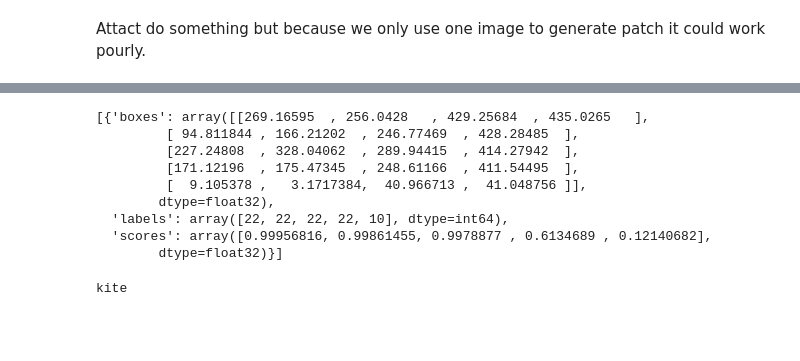
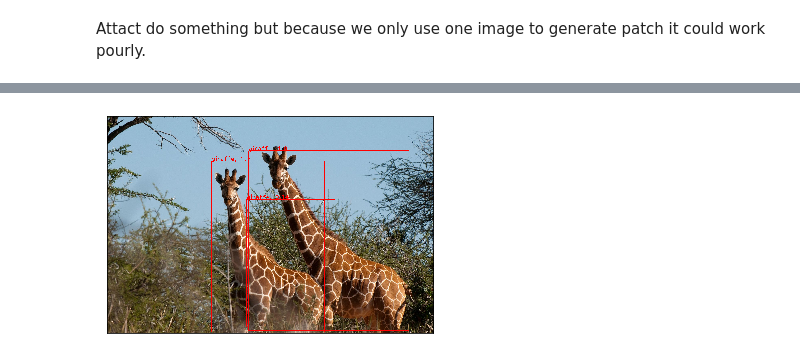
Before and after one commit to sebastiankul-99/ART-AGH, a Jupyter notebook: ObjectDetectionWithArt.ipynb, the cells around one changed output, grey strips where cells are left out. Saved outputs shown, nothing was run; the diff lists cells and outputs as text; code cells hidden in the pictures; blank space fills up the shorter version.

```diff
--- a/ObjectDetectionWithArt.ipynb
+++ b/ObjectDetectionWithArt.ipynb
@@ -220,12 +279,0 @@ draw_image_with_boxes("robust_elephants.jpg")
-# %%
-make_predictions("robust_elephants.jpg", art_model)
-# %% [output]
-[{'boxes': array([[269.16595  , 256.0428   , 429.25684  , 435.0265   ],
-         [ 94.811844 , 166.21202  , 246.77469  , 428.28485  ],
-         [227.24808  , 328.04062  , 289.94415  , 414.27942  ],
-         [171.12196  , 175.47345  , 248.61166  , 411.54495  ],
-         [  9.105378 ,   3.1717384,  40.966713 ,  41.048756 ]],
-        dtype=float32),
-  'labels': array([22, 22, 22, 22, 10], dtype=int64),
-  'scores': array([0.99956816, 0.99861455, 0.9978877 , 0.6134689 , 0.12140682],
-        dtype=float32)}]
@@ -232,4 +282,6 @@ make_predictions("robust_elephants.jpg", art_model)
 # %%
-print(COCO_INSTANCE_CATEGORY_NAMES[38])
+#print(COCO_INSTANCE_CATEGORY_NAMES[38])
-# %% [output]
-kite
+# %%
+draw_image_with_boxes("giraffe2.jpg")
+# %% [output]
+[figure, added]
```
Also changed, not shown: parts of 23 cells of this notebook, 3 other files.
